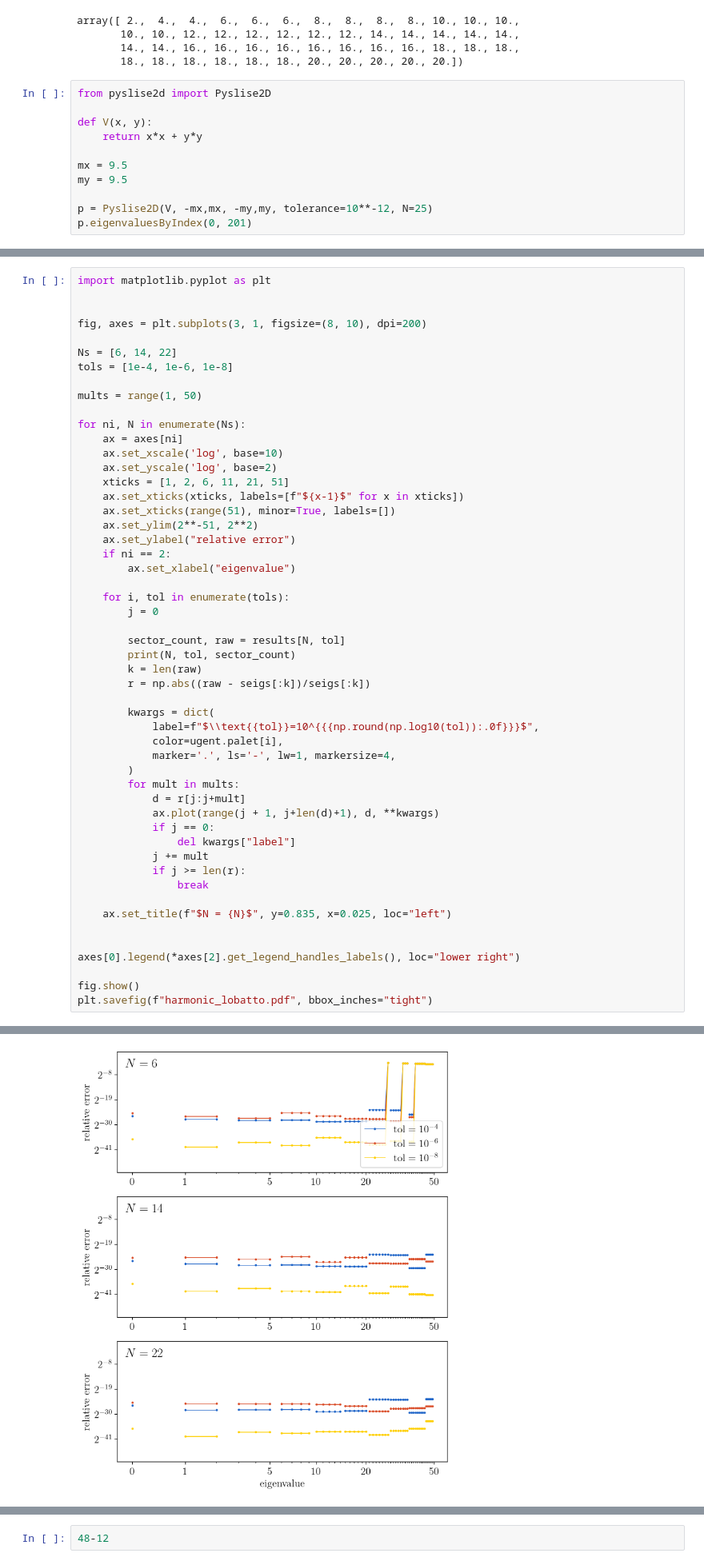
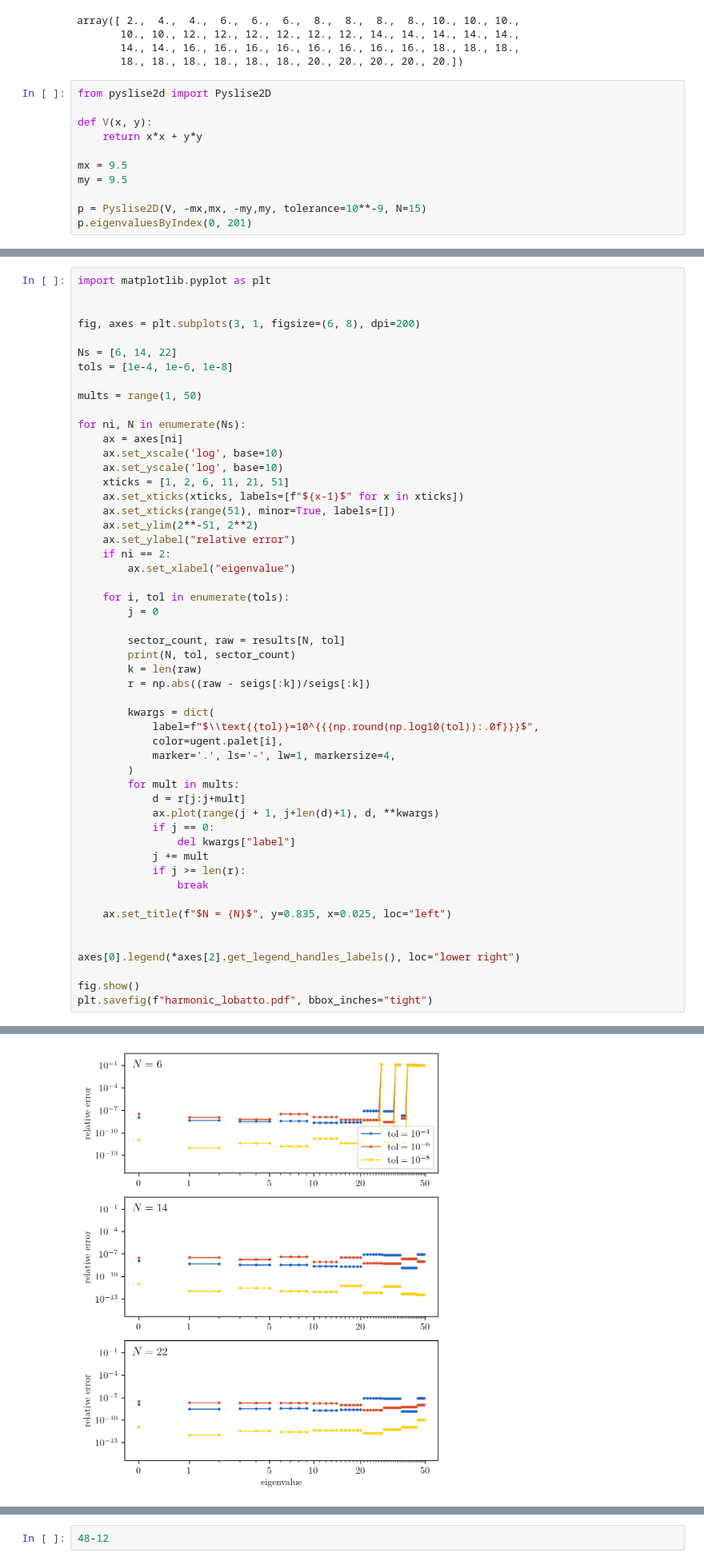
Before and after one commit to toonijn/PhD-thesis, a Jupyter notebook: img/chapter3/experiments/harmonic.ipynb, the cells around one changed output, grey strips where cells are left out. Shown at 80% size. Saved outputs shown, nothing was run; the diff lists cells and outputs as text.

```diff
--- a/img/chapter3/experiments/harmonic.ipynb
+++ b/img/chapter3/experiments/harmonic.ipynb
@@ -21,6 +21,6 @@ def V(x, y):
 mx = 9.5
 my = 9.5
 
-p = Pyslise2D(V, -mx,mx, -my,my, tolerance=10**-12, N=25)
+p = Pyslise2D(V, -mx,mx, -my,my, tolerance=10**-9, N=15)
 p.eigenvaluesByIndex(0, 201)
 # %% [output]
@@ -89,7 +86,7 @@ MatsliseND: max search depth reached
 import matplotlib.pyplot as plt
 
 
-fig, axes = plt.subplots(3, 1, figsize=(8, 10), dpi=200)
+fig, axes = plt.subplots(3, 1, figsize=(6, 8), dpi=200)
 
 Ns = [6, 14, 22]
 tols = [1e-4, 1e-6, 1e-8]
@@ -99,7 +96,7 @@ mults = range(1, 50)
 for ni, N in enumerate(Ns):
     ax = axes[ni]
     ax.set_xscale('log', base=10)
-    ax.set_yscale('log', base=2)
+    ax.set_yscale('log', base=10)
     xticks = [1, 2, 6, 11, 21, 51]
     ax.set_xticks(xticks, labels=[f"${x-1}$" for x in xticks])
     ax.set_xticks(range(51), minor=True, labels=[])
@@ -120,31 +117,31 @@ for ni, N in enumerate(Ns):
             label=f"$\\text{{tol}}=10^{{{np.round(np.log10(tol)):.0f}}}$",
             color=ugent.palet[i],
             marker='.', ls='-', lw=1, markersize=4,
         )
         for mult in mults:
             d = r[j:j+mult]
             ax.plot(range(j + 1, j+len(d)+1), d, **kwargs)
             if j == 0:
                 del kwargs["label"]
             j += mult
             if j >= len(r):
                 break
 
     ax.set_title(f"$N = {N}$", y=0.835, x=0.025, loc="left")
 
 
 axes[0].legend(*axes[2].get_legend_handles_labels(), loc="lower right")
 
 fig.show()
 plt.savefig(f"harmonic_lobatto.pdf", bbox_inches="tight")
 # %% [output]
 6 0.0001 16
 6 1e-06 26
 6 1e-08 43
 14 0.0001 16
 14 1e-06 26
 14 1e-08 43
 22 0.0001 16
 22 1e-06 26
 22 1e-08 43
-[figure, old version]
+[figure, new version]
```
Also changed, not shown: parts of 3 cells of this notebook, 5 other files.
